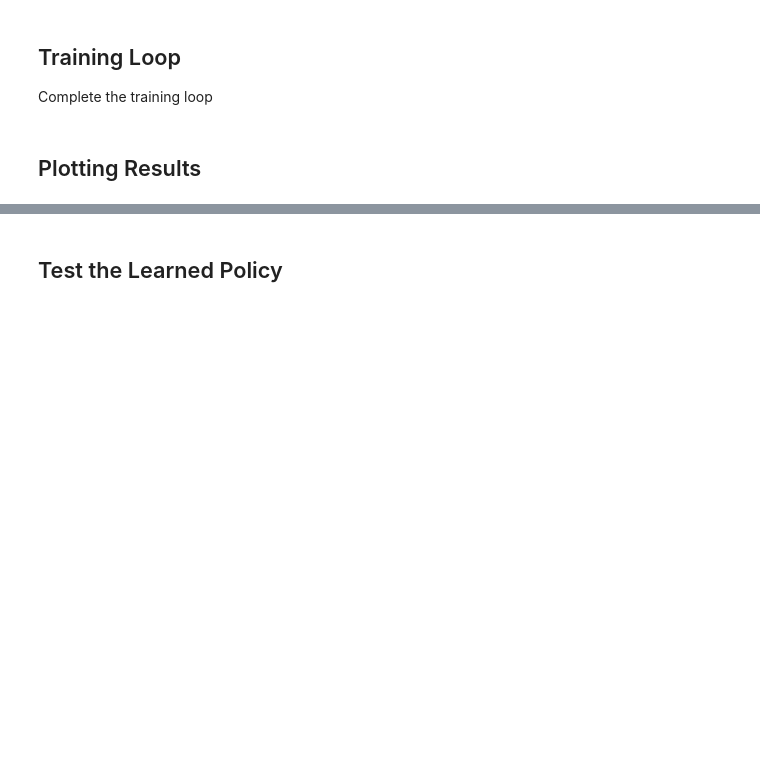
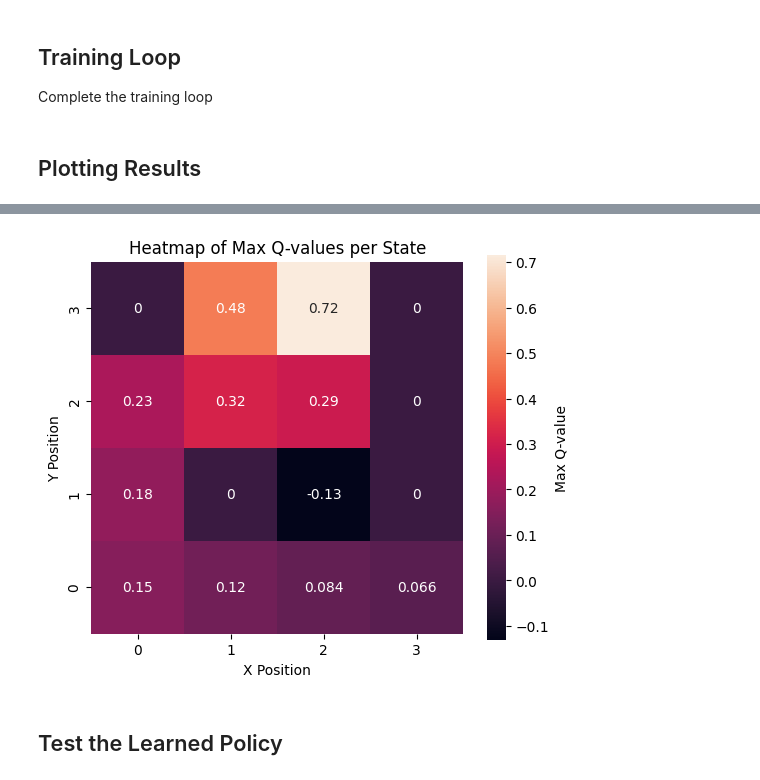
Before and after one commit to aditya161205/Battle-Of-The-Bots, a Jupyter notebook: Week1/Week1_FrozenLake_Q_Learning.ipynb, the cells around one changed output, grey strips where cells are left out. Saved outputs shown, nothing was run; the diff lists cells and outputs as text; code cells hidden in the pictures; blank space fills up the shorter version.

```diff
--- a/Week1/Week1_FrozenLake_Q_Learning.ipynb
+++ b/Week1/Week1_FrozenLake_Q_Learning.ipynb
@@ -36,7 +36,7 @@ import numpy as np
 import matplotlib.pyplot as plt
 import random
 
-env = gym.make("FrozenLake-v1", is_slippery=False)
+env = gym.make("FrozenLake-v1", is_slippery=True)
 state_space_size = env.observation_space.n
 action_space_size = env.action_space.n
 Q = np.zeros((state_space_size, action_space_size))
@@ -81,3 +89,20 @@ plt.show()
+# %%
+import seaborn as sns
+
+max_q_values = np.max(Q, axis=1)
+
+lake_shape = int(np.sqrt(state_space_size))
+q_grid = max_q_values.reshape((lake_shape, lake_shape))
+
+plt.figure(figsize=(6, 5))
+sns.heatmap(q_grid, annot=True, square=True, cbar_kws={'label': 'Max Q-value'})
+plt.title("Heatmap of Max Q-values per State")
+plt.xlabel("X Position")
+plt.ylabel("Y Position")
+plt.gca().invert_yaxis()
+plt.show()
+# %% [output]
+[figure, added]
 # %% [markdown]
 ## Test the Learned Policy
 # %%
```
Also changed, not shown: parts of 2 cells of this notebook.
